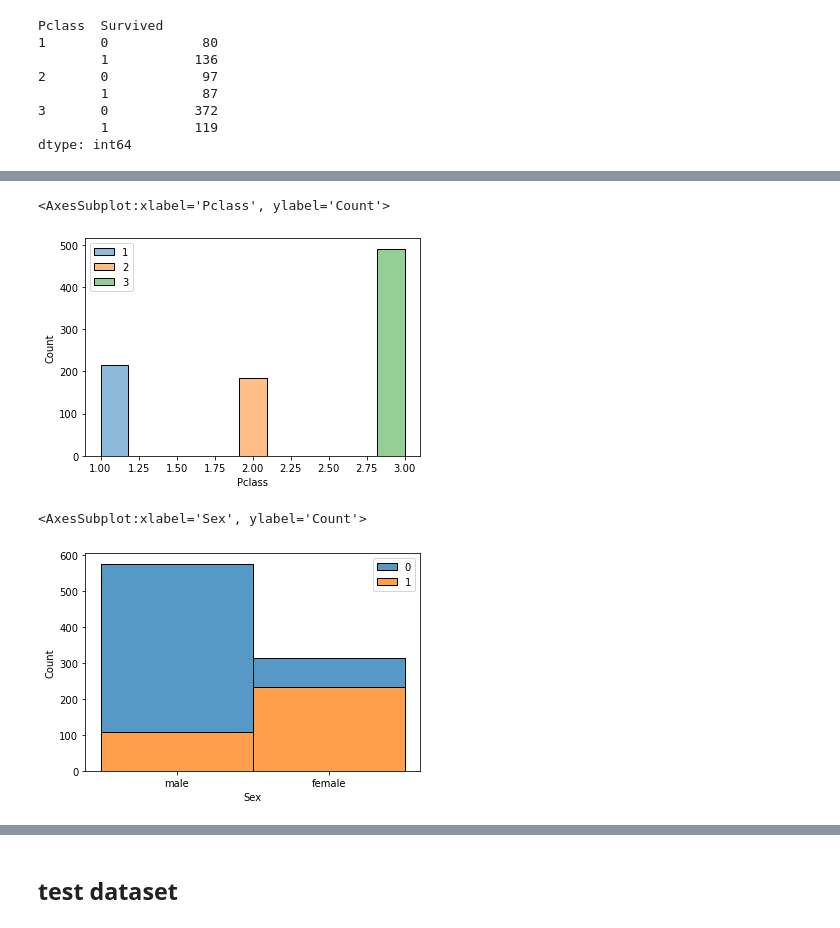
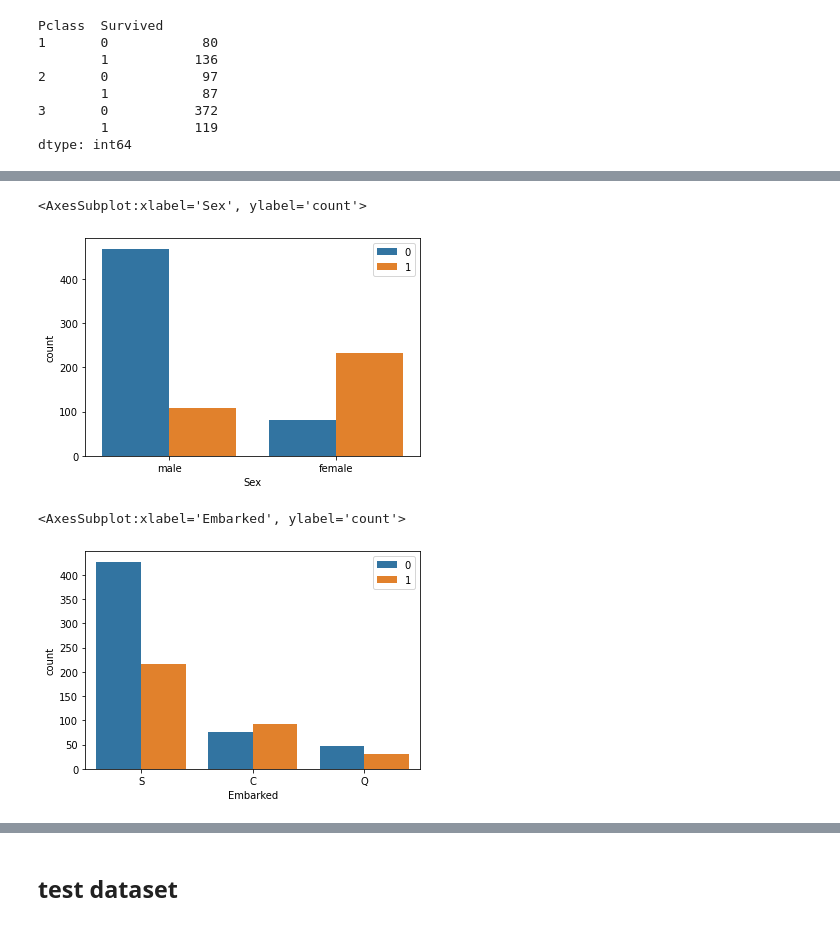
Before and after one commit to tsongglod123/predict-survival-on-the-titanic, a Jupyter notebook: predict-survival-on-the-titanic-python.ipynb, the cells around one changed output, grey strips where cells are left out. Cells and saved outputs as stored; diff of their text form; code cells hidden in the pictures.

```diff
--- a/predict-survival-on-the-titanic-python.ipynb
+++ b/predict-survival-on-the-titanic-python.ipynb
@@ -67,6 +71,8 @@ Data columns (total 12 columns):
  11  Embarked     889 non-null    object
 dtypes: float64(2), int64(5), object(5)
 memory usage: 83.7+ KB
+# %%
+df_train["Pclass"] = df_train["Pclass"].astype(str)
 # %%
 df_train.isna().sum()[df_train.isna().sum() > 0]
 # %% [output]
@@ -125,17 +193,16 @@ dtype: int64
 # %%
-sns.histplot(
-    x = df_train["Pclass"],
-    hue = pd.Categorical(df_train["Pclass"])
+sns.countplot(
+    x = df_train["Sex"],
+    hue = pd.Categorical(df_train["Survived"])
 )
 # %% [output]
-<AxesSubplot:xlabel='Pclass', ylabel='Count'>
+<AxesSubplot:xlabel='Sex', ylabel='count'>
-[figure, old version]
+[figure, new version]
 # %%
-sns.histplot(
-    x = df_train["Sex"],
-    hue = pd.Categorical(df_train["Survived"]),
-    multiple = "stack"
+sns.countplot(
+    x = df_train["Embarked"],
+    hue = pd.Categorical(df_train["Survived"])
 )
 # %% [output]
-<AxesSubplot:xlabel='Sex', ylabel='Count'>
+<AxesSubplot:xlabel='Embarked', ylabel='count'>
-[figure, old version]
+[figure, new version]
```
Also changed, not shown: parts of 85 cells of this notebook.
